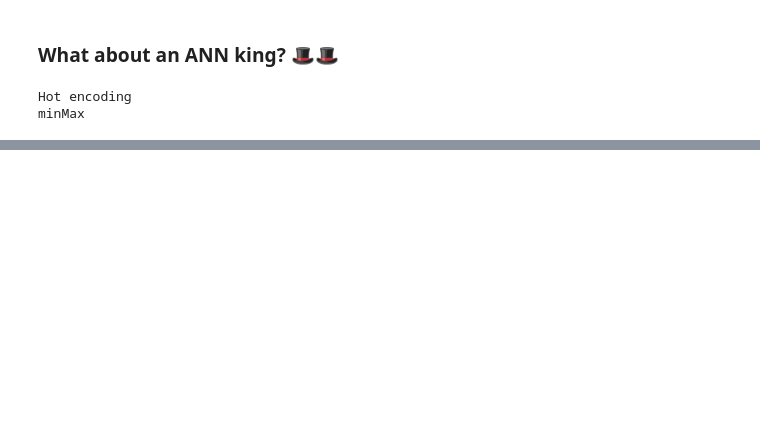
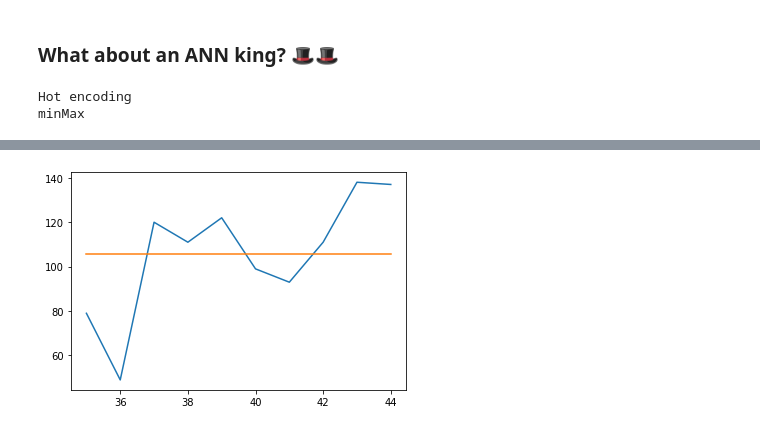
Before and after one commit to henrfj/TDT4173-ML, a Jupyter notebook: henrik-testsite/henrik_ensemble.ipynb, the cells around one changed output, grey strips where cells are left out. Saved outputs shown, nothing was run; the diff lists cells and outputs as text; code cells hidden in the pictures; blank space fills up the shorter version.

```diff
--- a/henrik-testsite/henrik_ensemble.ipynb
+++ b/henrik-testsite/henrik_ensemble.ipynb
@@ -525,0 +482,10 @@ ValueError: in user code:
+# %%
+total_hours = [79, 49, 120, 111, 122, 99, 93, 111, 138, 137]
+weeks = [35, 36, 37, 38, 39, 40, 41, 42, 43, 44]
+mean = np.ones(len(weeks))*np.mean(total_hours)
+# %%
+plt.plot(weeks, total_hours)
+plt.plot(weeks, mean)
+plt.show()
+# %% [output]
+[figure, added]
```
Also changed, not shown: parts of 33 cells of this notebook, 19 other files.
